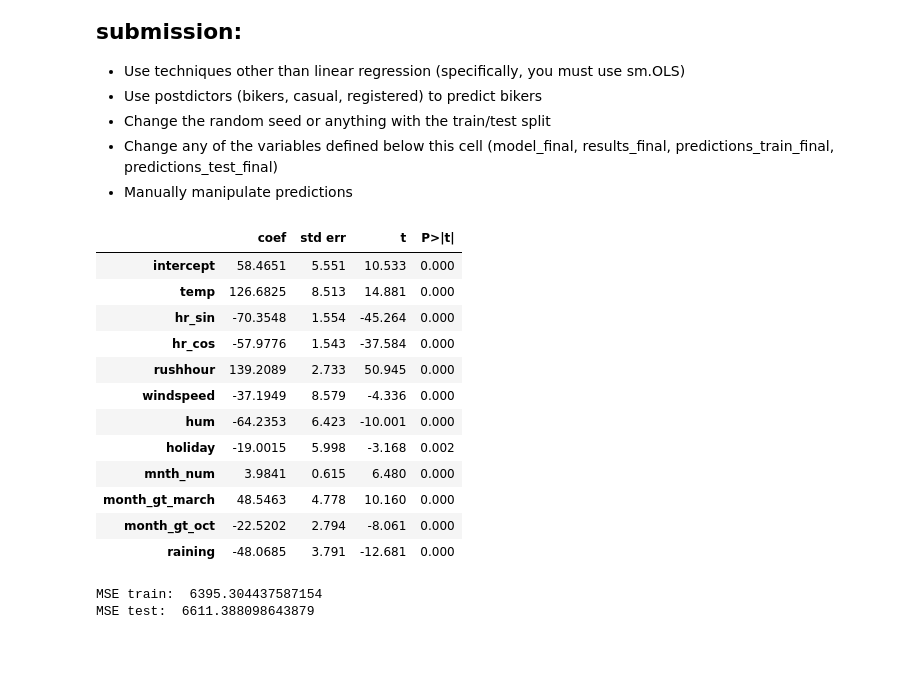
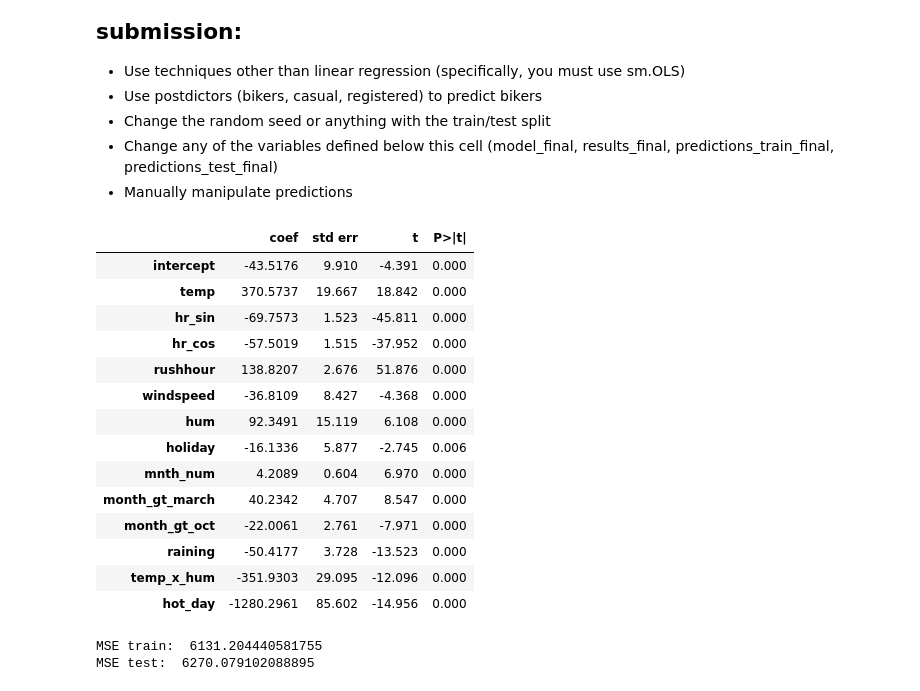
Before and after one commit to jonkrall/code_2600, a Jupyter notebook: mod05_nonlinear.ipynb, the cells around one changed output. Cells and saved outputs as stored; diff of their text form; code cells hidden in the pictures; blank space fills up the shorter version.

```diff
--- a/mod05_nonlinear.ipynb
+++ b/mod05_nonlinear.ipynb
@@ -364,30 +364,47 @@ X_test["month_gt_oct"] = np.where(X_test["mnth_num"] > 9, X_test["mnth_num"] - 9
 # Categorical variable for if it is raining or not
 X_train["raining"] = np.where(X_train["weathersit"].cat.codes > 1, 1, 0)
 X_test["raining"] = np.where(X_test["weathersit"].cat.codes > 1, 1, 0)
+
+# Interaction between temperature and humidity
+X_train["temp_x_hum"] = X_train["temp"] * X_train["hum"]
+X_test["temp_x_hum"] = X_test["temp"] * X_test["hum"]
+
+# Linear spline to account for hot days
+hot_day_cutoff = 0.8
+X_train["hot_day"] = np.where(X_train["temp"] > hot_day_cutoff, X_train["temp"] - hot_day_cutoff, 0)
+X_test["hot_day"] = np.where(X_test["temp"] > hot_day_cutoff, X_test["temp"] - hot_day_cutoff, 0)
+
+# Categorical variable to account for dry days
+dry_day_cutoff = 0.6
+X_train["dry_day"] = np.where(X_train["hum"] > dry_day_cutoff, X_train["hum"] - dry_day_cutoff, 0)
+X_test["dry_day"] = np.where(X_test["hum"] > dry_day_cutoff, X_test["hum"] - dry_day_cutoff, 0)
 # %%
 # Build your linear regression model here.
 vars_to_include = [
     #fillin
-    'intercept','temp','hr_sin', 'hr_cos', 'rushhour','windspeed','hum','holiday','mnth_num','month_gt_march','month_gt_oct','raining'
+    'intercept','temp','hr_sin', 'hr_cos', 'rushhour','windspeed','hum','holiday','mnth_num','month_gt_march','month_gt_oct','raining',
+    'temp_x_hum', 'hot_day'
 ]
 
 model_final = sm.OLS(y_train, X_train[vars_to_include])
 results_final = model_final.fit()
 summarize(results_final)
 # %% [output]
 |  | coef | std err | t | P>|t| |
-| intercept | 58.4651 | 5.551 | 10.533 | 0.000 |
-| temp | 126.6825 | 8.513 | 14.881 | 0.000 |
-| hr_sin | -70.3548 | 1.554 | -45.264 | 0.000 |
-| hr_cos | -57.9776 | 1.543 | -37.584 | 0.000 |
-| rushhour | 139.2089 | 2.733 | 50.945 | 0.000 |
-| windspeed | -37.1949 | 8.579 | -4.336 | 0.000 |
-| hum | -64.2353 | 6.423 | -10.001 | 0.000 |
-| holiday | -19.0015 | 5.998 | -3.168 | 0.002 |
-| mnth_num | 3.9841 | 0.615 | 6.480 | 0.000 |
-| month_gt_march | 48.5463 | 4.778 | 10.160 | 0.000 |
-| month_gt_oct | -22.5202 | 2.794 | -8.061 | 0.000 |
-| raining | -48.0685 | 3.791 | -12.681 | 0.000 |
+| intercept | -43.5176 | 9.910 | -4.391 | 0.000 |
+| temp | 370.5737 | 19.667 | 18.842 | 0.000 |
+| hr_sin | -69.7573 | 1.523 | -45.811 | 0.000 |
+| hr_cos | -57.5019 | 1.515 | -37.952 | 0.000 |
+| rushhour | 138.8207 | 2.676 | 51.876 | 0.000 |
+| windspeed | -36.8109 | 8.427 | -4.368 | 0.000 |
+| hum | 92.3491 | 15.119 | 6.108 | 0.000 |
+| holiday | -16.1336 | 5.877 | -2.745 | 0.006 |
+| mnth_num | 4.2089 | 0.604 | 6.970 | 0.000 |
+| month_gt_march | 40.2342 | 4.707 | 8.547 | 0.000 |
+| month_gt_oct | -22.0061 | 2.761 | -7.971 | 0.000 |
+| raining | -50.4177 | 3.728 | -13.523 | 0.000 |
+| temp_x_hum | -351.9303 | 29.095 | -12.096 | 0.000 |
+| hot_day | -1280.2961 | 85.602 | -14.956 | 0.000 |
 # %%
 predictions_train_final = predict(X_train[vars_to_include], results_final)
 print('MSE train: ', mse(y_train, predictions_train_final))
@@ -395,8 +412,8 @@ print('MSE train: ', mse(y_train, predictions_train_final))
 predictions_test_final = predict(X_test[vars_to_include], results_final)
 print('MSE test: ', mse(y_test, predictions_test_final))
 # %% [output]
-MSE train:  6395.304437587154
-MSE test:  6611.388098643879
+MSE train:  6131.204440581755
+MSE test:  6270.079102088895
 # %%
 plot_avg_actual_vs_predicted_by_feature(X=X_train,
                                         y=y_train,
```
Also changed, not shown: parts of 1 cell of this notebook.
